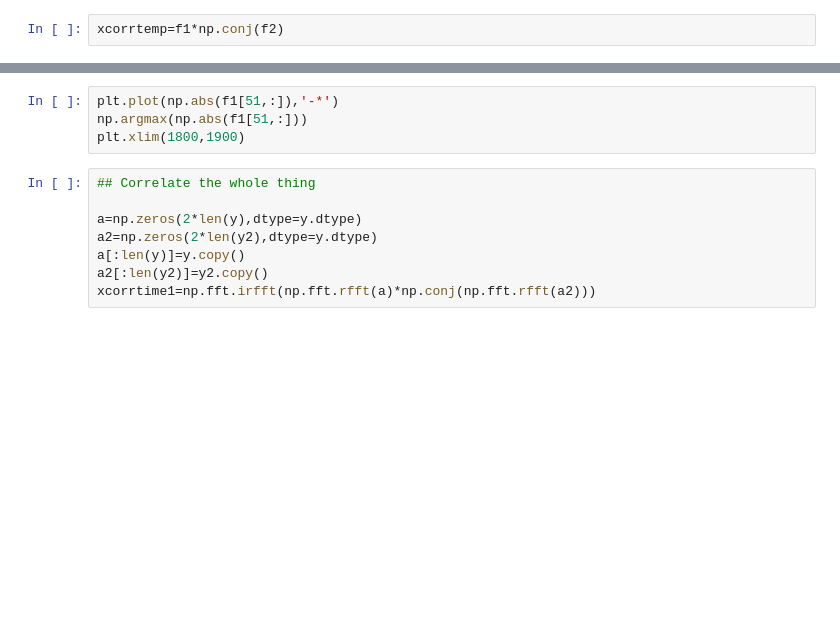
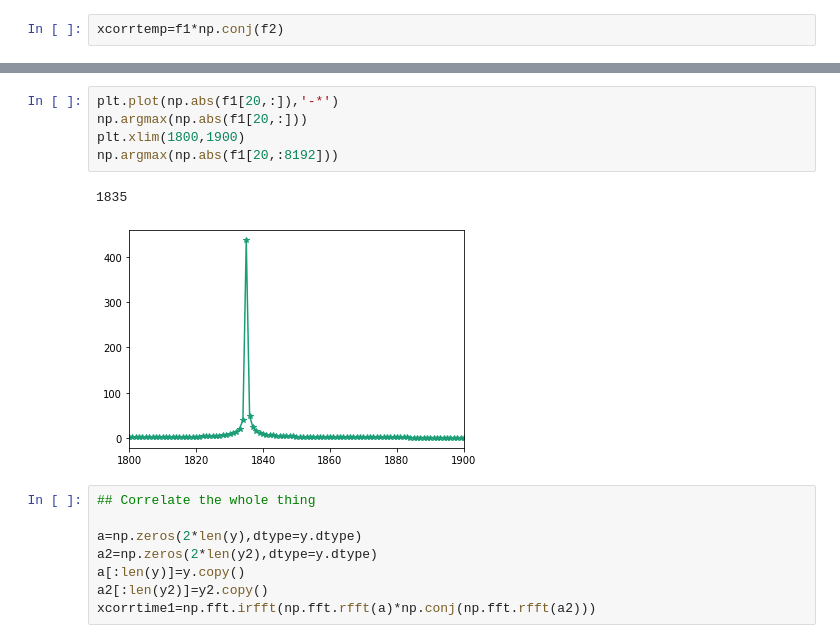
Before and after one commit to mohanagr/braindump, a Jupyter notebook: Forward and backward problem.ipynb, the cells around one changed output, grey strips where cells are left out. Saved outputs shown, nothing was run; the diff lists cells and outputs as text; blank space fills up the shorter version.

```diff
--- a/Forward and backward problem.ipynb
+++ b/Forward and backward problem.ipynb
@@ -63,7 +83,11 @@ plt.imshow(np.log10(np.abs(xcorrtemp)),aspect='auto')
 # %%
-plt.plot(np.abs(f1[51,:]),'-*')
-np.argmax(np.abs(f1[51,:]))
+plt.plot(np.abs(f1[20,:]),'-*')
+np.argmax(np.abs(f1[20,:]))
 plt.xlim(1800,1900)
+np.argmax(np.abs(f1[20,:8192]))
+# %% [output]
+1835
+[figure, added]
 # %%
 ## Correlate the whole thing
 
```
Also changed, not shown: parts of 30 cells of this notebook, 1 other file.
